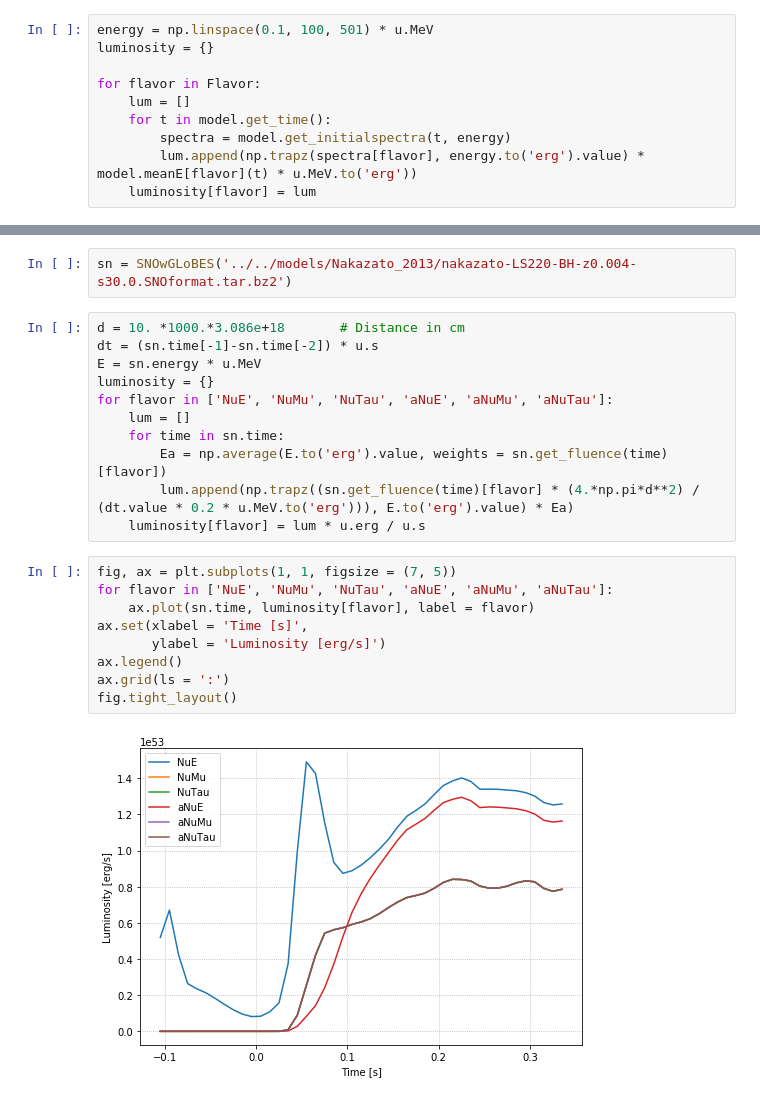
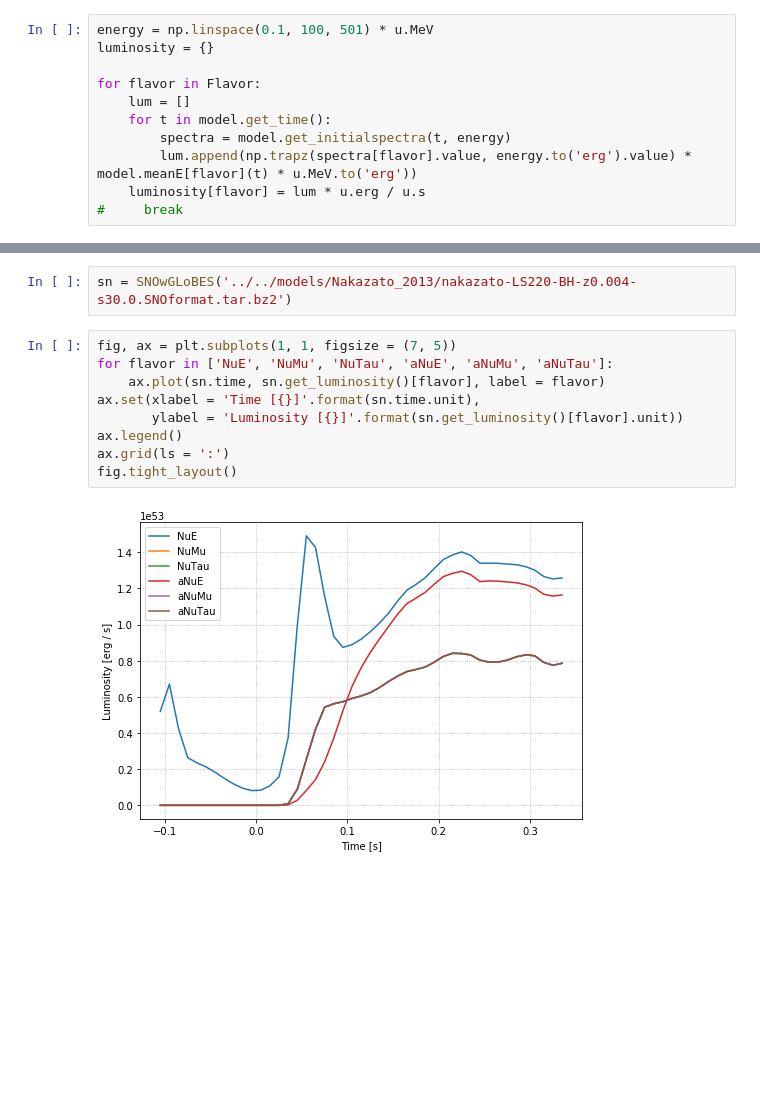
Before and after one commit to SNEWS2/snewpy, a Jupyter notebook: doc/nb/fluence_to_luminosity.ipynb, the cells around one changed output, grey strips where cells are left out. Cells and saved outputs as stored; diff of their text form; blank space fills up the shorter version.

```diff
--- a/doc/nb/fluence_to_luminosity.ipynb
+++ b/doc/nb/fluence_to_luminosity.ipynb
@@ -41,8 +41,9 @@ for flavor in Flavor:
     lum = []
     for t in model.get_time():
         spectra = model.get_initialspectra(t, energy)
-        lum.append(np.trapz(spectra[flavor], energy.to('erg').value) * model.meanE[flavor](t) * u.MeV.to('erg'))
-    luminosity[flavor] = lum
+        lum.append(np.trapz(spectra[flavor].value, energy.to('erg').value) * model.meanE[flavor](t) * u.MeV.to('erg'))
+    luminosity[flavor] = lum * u.erg / u.s
+#     break
 # %%
 fig, ax = plt.subplots(1, 1, figsize = (7, 5))
 for k in luminosity:
@@ -59,25 +60,14 @@ fig.tight_layout()
 The object `sn` of the `SNOwGLoBES` class uses the tarfile format of SNOwGLoBES to load the number flux (fluence) versus energy for each time bin. The following calculations convert the fluence to luminosity as a function of time.
 # %%
 sn = SNOwGLoBES('../../models/Nakazato_2013/nakazato-LS220-BH-z0.004-s30.0.SNOformat.tar.bz2')
-# %%
-d = 10. *1000.*3.086e+18       # Distance in cm
-dt = (sn.time[-1]-sn.time[-2]) * u.s
-E = sn.energy * u.MeV
-luminosity = {}
-for flavor in ['NuE', 'NuMu', 'NuTau', 'aNuE', 'aNuMu', 'aNuTau']:
-    lum = []
-    for time in sn.time:
-        Ea = np.average(E.to('erg').value, weights = sn.get_fluence(time)[flavor])
-        lum.append(np.trapz((sn.get_fluence(time)[flavor] * (4.*np.pi*d**2) / (dt.value * 0.2 * u.MeV.to('erg'))), E.to('erg').value) * Ea)
-    luminosity[flavor] = lum * u.erg / u.s
 # %%
 fig, ax = plt.subplots(1, 1, figsize = (7, 5))
 for flavor in ['NuE', 'NuMu', 'NuTau', 'aNuE', 'aNuMu', 'aNuTau']:
-    ax.plot(sn.time, luminosity[flavor], label = flavor)
-ax.set(xlabel = 'Time [s]',
-       ylabel = 'Luminosity [erg/s]')
+    ax.plot(sn.time, sn.get_luminosity()[flavor], label = flavor)
+ax.set(xlabel = 'Time [{}]'.format(sn.time.unit),
+       ylabel = 'Luminosity [{}]'.format(sn.get_luminosity()[flavor].unit))
 ax.legend()
 ax.grid(ls = ':')
 fig.tight_layout()
 # %% [output]
-[figure, old version]
+[figure, new version]
```
Also changed, not shown: parts of 3 cells of this notebook.
